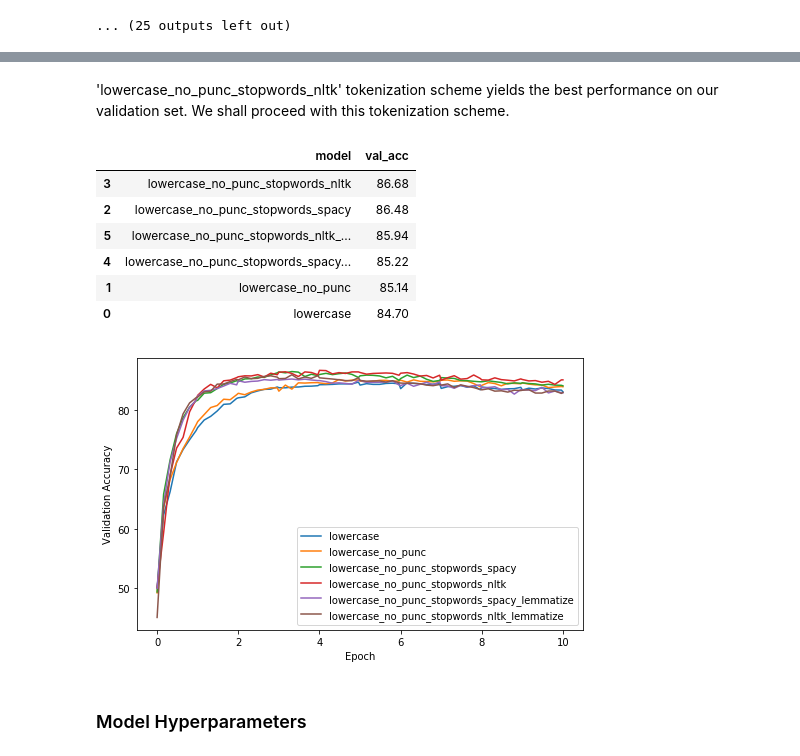
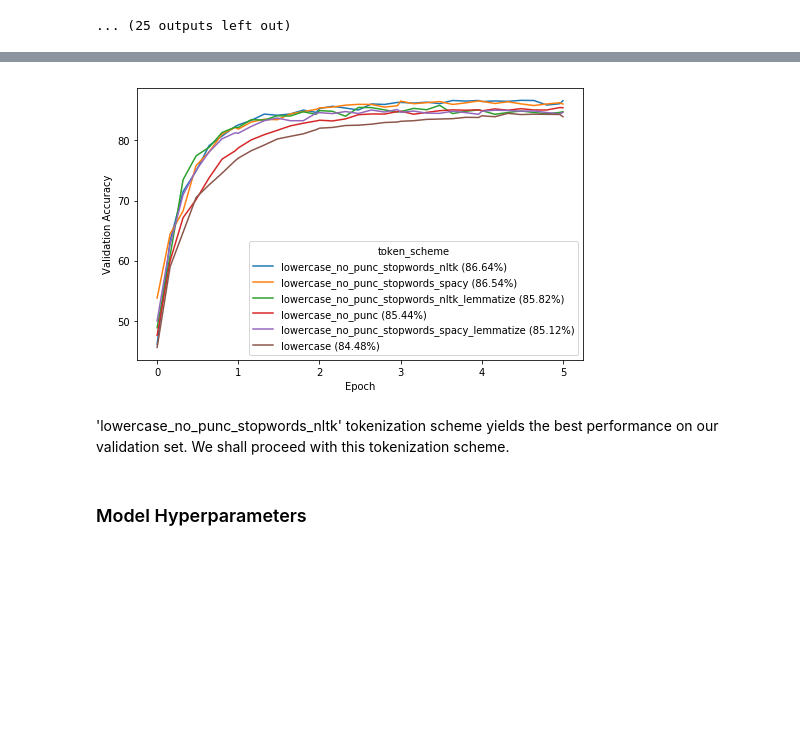
Before and after one commit to nyjgary/nlp-sentiment-analysis, a Jupyter notebook: nlp-sentiment-analysis.ipynb, the cells around one changed output, grey strips where cells are left out. Drawn from its saved outputs; the diff is of its cells as text; code cells hidden in the pictures; blank space fills up the shorter version.

```diff
--- a/nlp-sentiment-analysis.ipynb
+++ b/nlp-sentiment-analysis.ipynb
@@ -488,14 +488,15 @@ def summarize_results(results_log, exclude_cols=['hyperparams', 'results']):
     all_cols = ['experiment_name', 'token_scheme', 'num_epochs', 'runtime', 'max_sentence_length', 'max_vocab_size',
                 'emb_dim', 'optim_algo', 'learning_rate', 'val_acc', 'hyperparams', 'results']
     output_cols = [col for col in all_cols if col not in exclude_cols]
-    return results_df[output_cols]
+    return results_df[output_cols].sort_values(by='val_acc', ascending=False)
 
 def plot_multiple_learning_curves(results_log, plot_variable):
     """ Plots learning curves of MULTIPLE experiments, includes only validation accuracy """
-    results_df = summarize_results(results_log, exclude_cols=['hyperparams', 'val_acc'])
+    results_df = summarize_results(results_log, exclude_cols=['hyperparams'])
     plt.figure(figsize=(8, 5))
     for index, row in results_df.iterrows():
-        plt.plot(pd.DataFrame.from_dict(row['results']).set_index('epoch')['val_acc'], label=row['num_epochs'])
+        val_acc_hist = pd.DataFrame.from_dict(row['results']).set_index('epoch')['val_acc']
+        plt.plot(val_acc_hist, label="{} ({}%)".format(row[plot_variable], val_acc_hist.max()))
     plt.ylabel('Validation Accuracy')
     plt.xlabel('Epoch')
     plt.legend(title=plot_variable)
@@ -678,19 +671,9 @@ Epoch: 10.00, Train Accuracy: 97.80%, Validation Accuracy: 82.96%
+# %%
+plot_multiple_learning_curves(load_experiment_log(experiment_name='Tokenization_5_epoch'), 'token_scheme')
+# %% [output]
+[figure, added]
 # %% [markdown]
 'lowercase_no_punc_stopwords_nltk' tokenization scheme yields the best performance on our validation set. We shall proceed with this tokenization scheme.
-# %%
-print_val_accuracy(tokenization_experiments)
-# %% [output]
-|  | model | val_acc |
-| 3 | lowercase_no_punc_stopwords_nltk | 86.68 |
-| 2 | lowercase_no_punc_stopwords_spacy | 86.48 |
-| 5 | lowercase_no_punc_stopwords_nltk_... | 85.94 |
-| 4 | lowercase_no_punc_stopwords_spacy... | 85.22 |
-| 1 | lowercase_no_punc | 85.14 |
-| 0 | lowercase | 84.70 |
-# %%
-print_learning_curve(tokenization_experiments)
-# %% [output]
-[figure, removed]
 # %% [markdown]
 ### Model Hyperparameters
 # %% [markdown]
```
Also changed, not shown: parts of 21 cells of this notebook.
